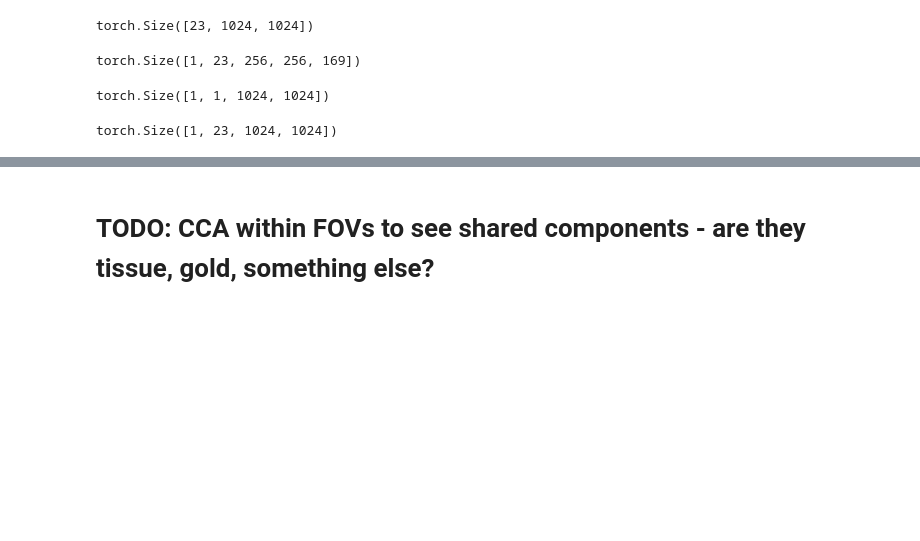
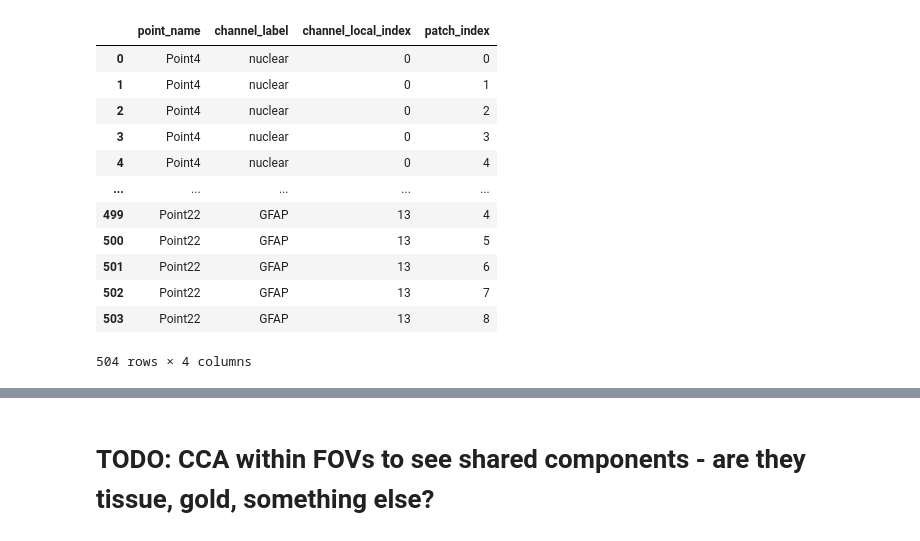
Before and after one commit to ParkerICI/mibi_processing, a Jupyter notebook: notebooks/Convnet for Background Subtraction.ipynb, the cells around one changed output, grey strips where cells are left out. Cells and saved outputs as stored; diff of their text form; code cells hidden in the pictures; blank space fills up the shorter version.

```diff
--- a/notebooks/Convnet for Background Subtraction.ipynb
+++ b/notebooks/Convnet for Background Subtraction.ipynb
@@ -74,60 +37,16 @@ img.shape
-# %%
-X = torch.tensor(mp_img.X)
-X.shape
-# %% [output]
-torch.Size([23, 1024, 1024])
-# %%
-class PatchMaker(object):
-
-    def __init__(self, image_size=(1024, 1024), kernel_size=256, stride=64):
-        self.image_size = image_size
-        self.unfold_params = {"kernel_size":kernel_size, "stride":stride}
-        self.fold_params =  {"kernel_size":kernel_size, "stride":stride, "output_size":image_size}
-
-        self.unfold_layer = nn.Unfold(**self.unfold_params)
-        self.fold_layer = nn.Fold(**self.fold_params)
-        self.correction_image = self.build_correction_image()
-
-
-    def build_correction_image(self):
-        # build a correction tensor that corrects for overlapping patches
-        # when folding from an unfolded tensor
-        ones_img = torch.ones([1, 1, self.image_size[0], self.image_size[1]])
-        ones_img_flat = self.unfold_layer(ones_img)
-        correction_image = self.fold_layer(ones_img_flat)
-        return correction_image.reshape([1, 1, self.image_size[0], self.image_size[1]])
-
-    def patch(self, X):
-        """ Create a patchified tensor from X. X must be shape (nbatch, nchannels, height, width). """
-        assert len(X.shape) == 4
-        X_patch_flat = self.unfold_layer(X)
-        X_patch = X_patch_flat.reshape([1, X.shape[1],
-                                           self.unfold_params['kernel_size'],
-                                           self.unfold_params['kernel_size'],
-                                           -1])
-        return X_patch
-
-    def unpatch(self, X):
-        """ Unpatch a tensor X. X must be shape (nbatch, nchannels, height, width, npatches). """
-        assert len(X.shape) == 5
-        nbatch, nchans, h, w, npatch = X.shape
-        X_patch_flat = X.reshape([nbatch, nchans*h*w, npatch])
-        X_unpatch = self.fold_layer(X_patch_flat)
-        X_unpatch /= self.correction_image
-
-        return X_unpatch
-
-pm = PatchMaker()
-X_patch = pm.patch(X.unsqueeze(0))
-X_patch.shape
-# %% [output]
-torch.Size([1, 23, 256, 256, 169])
-# %%
-pm.correction_image.shape
-# %% [output]
-torch.Size([1, 1, 1024, 1024])
-# %%
-X_unpatch = pm.unpatch(X_patch)
-X_unpatch.shape
-# %% [output]
-torch.Size([1, 23, 1024, 1024])
+# %%
+ds.df#.sample(n=50)
+# %% [output]
+|  | point_name | channel_label | channel_local_index | patch_index |
+| 0 | Point4 | nuclear | 0 | 0 |
+| 1 | Point4 | nuclear | 0 | 1 |
+| 2 | Point4 | nuclear | 0 | 2 |
+| 3 | Point4 | nuclear | 0 | 3 |
+| 4 | Point4 | nuclear | 0 | 4 |
+| ... | ... | ... | ... | ... |
+| 499 | Point22 | GFAP | 13 | 4 |
+| 500 | Point22 | GFAP | 13 | 5 |
+| 501 | Point22 | GFAP | 13 | 6 |
+| 502 | Point22 | GFAP | 13 | 7 |
+| 503 | Point22 | GFAP | 13 | 8 |
+504 rows × 4 columns
```
Also changed, not shown: parts of 12 cells of this notebook, 4 other files.
